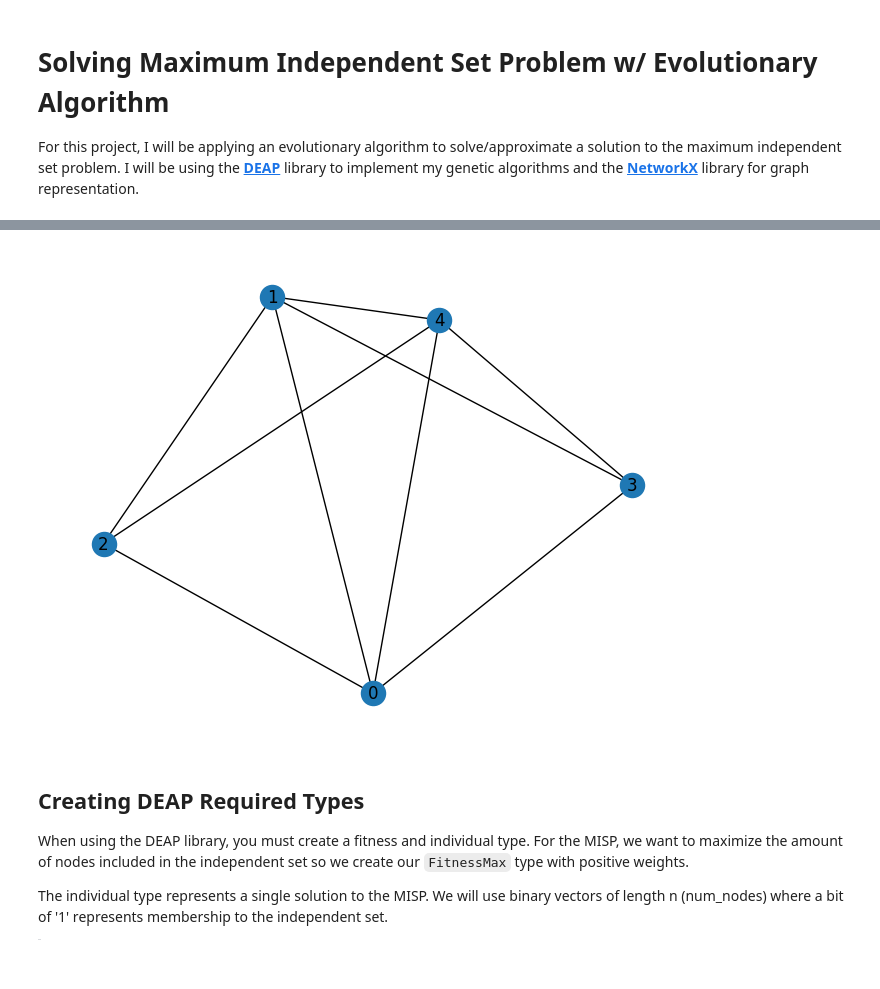
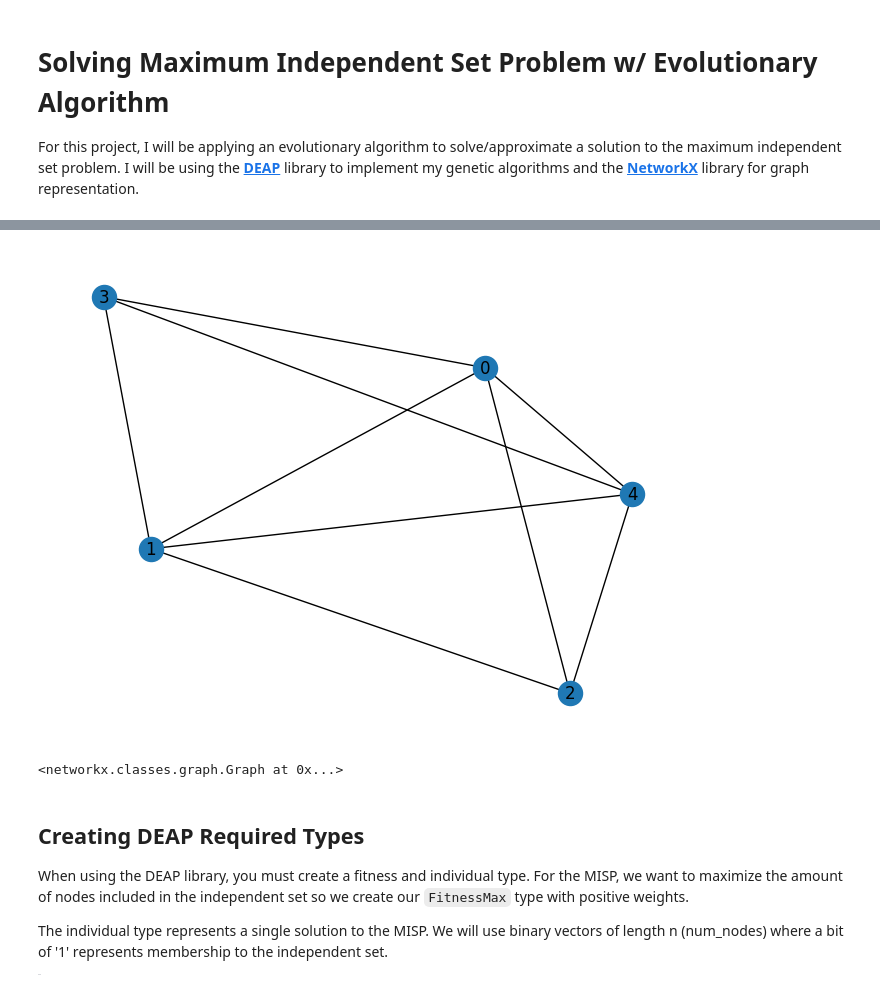
Before and after one commit to hspinos/Evolutionary-Algorithm-MISP, a Jupyter notebook: Evolutionary Algorithm MISP.ipynb, the cells around one changed output, grey strips where cells are left out. Saved outputs shown, nothing was run; the diff lists cells and outputs as text; code cells hidden in the pictures.

Commit message:
Update graph represention and toolbox

```diff
--- a/Evolutionary Algorithm MISP.ipynb
+++ b/Evolutionary Algorithm MISP.ipynb
@@ -30,21 +36,21 @@ We use seeding in this step to ensure reproducable results when testing.
 # %%
-#Specify random seed for reproducibility of results
-# This seed is used in generating random number of edges
-random.seed(42)
+def detRandomGraph(n):
+    G = nx.random_tree(n, seed=42)#Genereate tree as base for final graph
+    k = math.sqrt(n)/2 #Number of edges in addition graph
 
-#Specify parameter for graph creation
-num_nodes = 5
-num_edges = random.randint(num_nodes-1, num_nodes*(num_nodes-1)/2)
-seed = 42
 
-#Generate random graph using the parameters above
-G = nx.gnm_random_graph(num_nodes, num_edges, seed=seed, directed=False)
+    G.add_edges_from(nx.gnm_random_graph(n, n-1+k, seed=42).edges())
 
-#Display the graph
-nx.draw(G, with_labels=True)
-plt.show()
+    #Display the graph
+    nx.draw(G, with_labels=True)
+    plt.show()
+
+    return G
+
+detRandomGraph(5)
 # %% [output]
-[figure, old version]
+[figure, new version]
+<networkx.classes.graph.Graph at 0x...>
 # %% [markdown]
 ## Creating DEAP Required Types
 When using the DEAP library, you must create a fitness and individual type. For the MISP, we want to maximize the amount of nodes included in the independent set so we create our `FitnessMax` type with positive weights.
```
Also changed, not shown: parts of 14 cells of this notebook, 2 other files.
